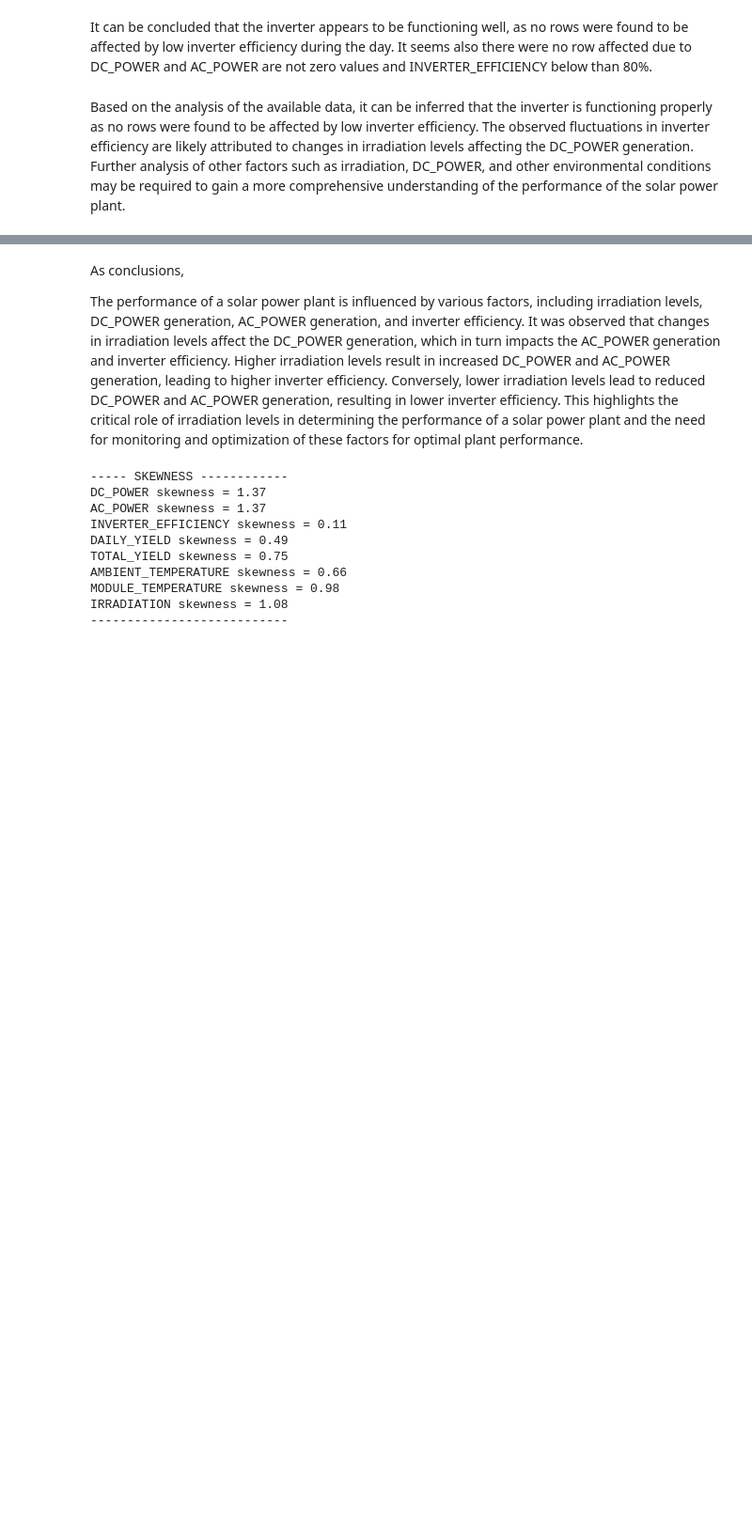
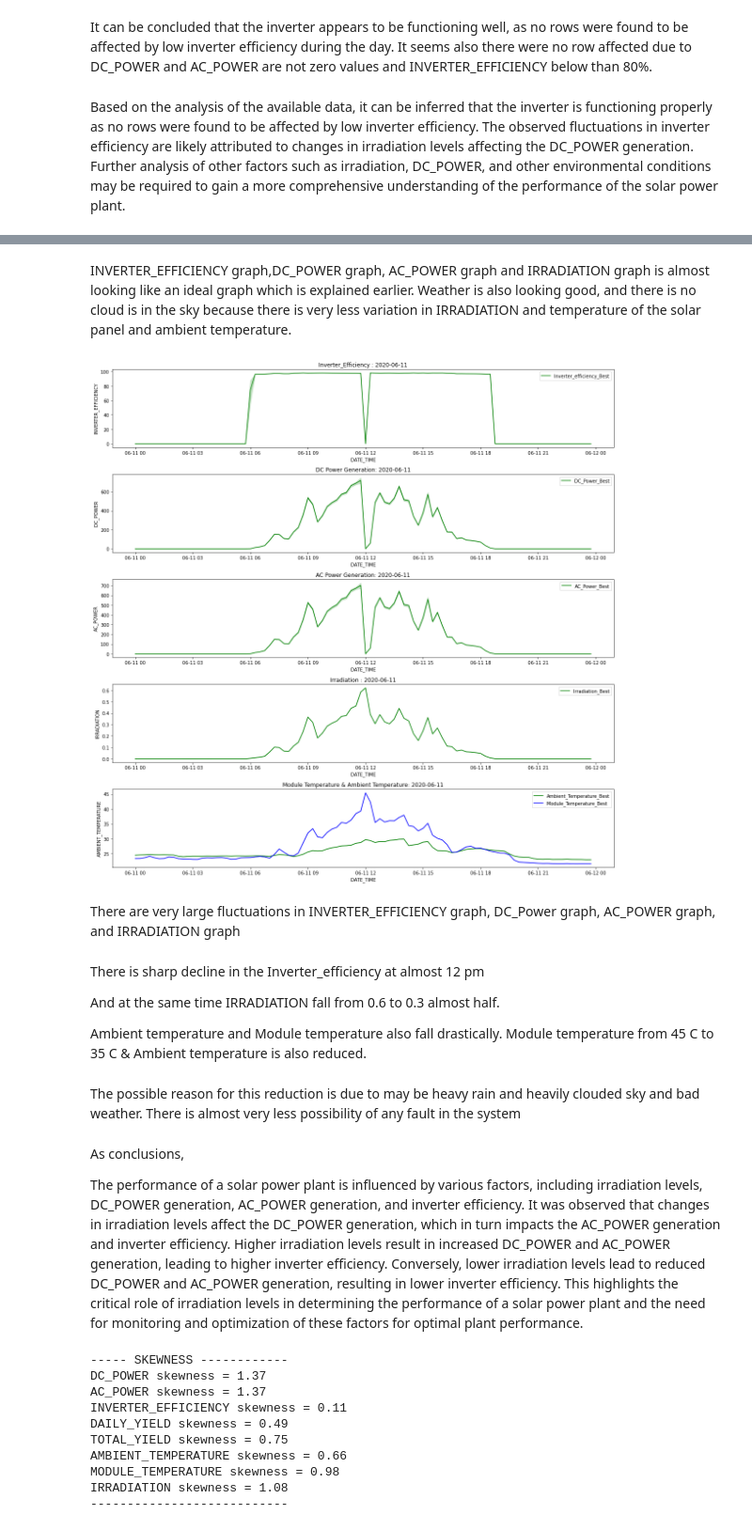
Before and after one commit to MuhammadAqhariNasrin/SOLAR-PANEL-MAINTAINENCE-PROJECT, a Jupyter notebook: SOLAR ELECTRICAL RENEWABLE FORCAST PROJECT PLANT 2.ipynb, the cells around one changed output, grey strips where cells are left out. Shown at 94% size. Saved outputs shown, nothing was run; the diff lists cells and outputs as text; code cells hidden in the pictures; blank space fills up the shorter version.

```diff
--- a/SOLAR ELECTRICAL RENEWABLE FORCAST PROJECT PLANT 2.ipynb
+++ b/SOLAR ELECTRICAL RENEWABLE FORCAST PROJECT PLANT 2.ipynb
@@ -509,3 +571,49 @@ Based on the analysis of the available data, it can be inferred that the inverte
+# %% [markdown]
+INVERTER_EFFICIENCY graph,DC_POWER graph, AC_POWER graph and IRRADIATION graph is almost looking like an ideal graph which is explained earlier. Weather is also looking good, and there is no cloud is in the sky because there is very less variation in IRRADIATION and temperature of the solar panel and ambient temperature.
+# %%
+# Lowest average DC_POWER is generated on "2020-06-11"
+
+plt.figure(figsize=(16,16))
+
+date__=["2020-06-11"]
+
+plt.subplot(511)
+sns.lineplot(plant_2[plant_2["DATE_STRING"].isin(date__)].DATE_TIME, plant_2[plant_2["DATE_STRING"].isin(date__)].INVERTER_EFFICIENCY, label="Inverter_efficiency_Best",color='green');
+plt.title("Inverter_Efficiency : {}" .format(date__[0]))
+
+
+plt.subplot(512)
+sns.lineplot(plant_2[plant_2["DATE_STRING"].isin(date__)].DATE_TIME, plant_2[plant_2["DATE_STRING"].isin(date__)].DC_POWER, label="DC_Power_Best",color='green');
+plt.title("DC Power Generation: {}" .format(date__[0]))
+
+plt.subplot(513)
+sns.lineplot(plant_2[plant_2["DATE_STRING"].isin(date__)].DATE_TIME, plant_2[plant_2["DATE_STRING"].isin(date__)].AC_POWER, label="AC_Power_Best",color='green');
+plt.title("AC Power Generation: {}" .format(date__[0]))
+
+plt.subplot(514)
+sns.lineplot(plant_2[plant_2["DATE_STRING"].isin(date__)].DATE_TIME, plant_2[plant_2["DATE_STRING"].isin(date__)].IRRADIATION, label="Irradiation_Best",color='green');
+plt.title("Irradiation : {}" .format(date__[0]))
+
+
+plt.subplot(515)
+sns.lineplot(plant_2[plant_2["DATE_STRING"].isin(date__)].DATE_TIME, plant_2[plant_2["DATE_STRING"].isin(date__)].AMBIENT_TEMPERATURE, label="Ambient_Temperature_Best",color='green');
+sns.lineplot(plant_2[plant_2["DATE_STRING"].isin(date__)].DATE_TIME, plant_2[plant_2["DATE_STRING"].isin(date__)].MODULE_TEMPERATURE, label="Module_Temperature_Best",color='blue');
+plt.title("Module Temperature & Ambient Temperature: {}" .format(date__[0]));
+
+plt.tight_layout()
+plt.show()
+# %% [output]
+[figure, added]
+# %% [markdown]
+There are very large fluctuations in INVERTER_EFFICIENCY graph, DC_Power graph, AC_POWER graph, and IRRADIATION graph
+# %% [markdown]
+There is sharp decline in the Inverter_efficiency at almost 12 pm
+
+And at the same time IRRADIATION fall from 0.6 to 0.3 almost half.
+
+Ambient temperature and Module temperature also fall drastically. Module temperature from 45 C to 35 C & Ambient temperature is also reduced.
+# %% [markdown]
+The possible reason for this reduction is due to may be heavy rain and heavily clouded sky and bad weather. There is almost very less possibility of any fault in the system
 # %% [markdown]
 As conclusions,
 
```
Also changed, not shown: parts of 22 cells of this notebook.
